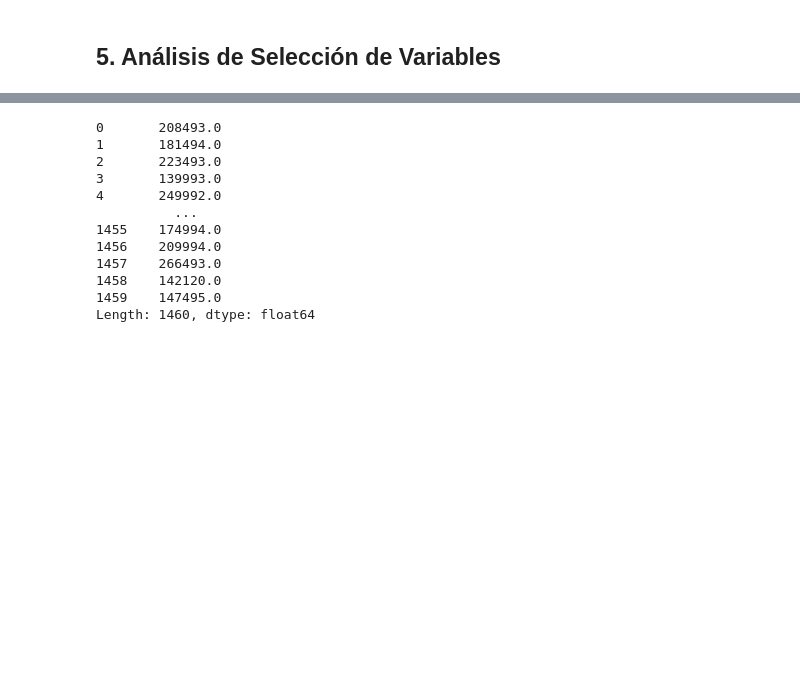
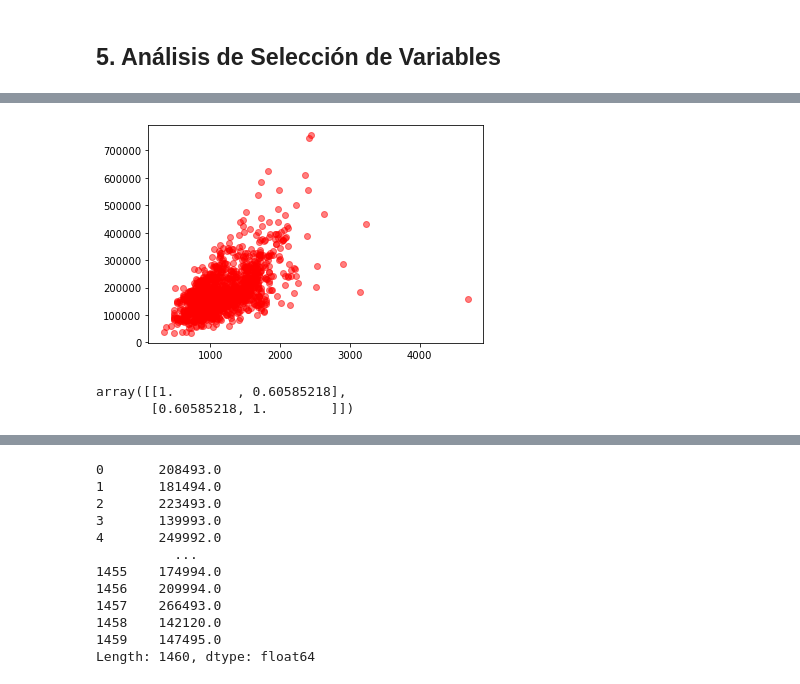
Before and after one commit to Danicifurax/Proyecto_Final-CDP, a Jupyter notebook: Proyecto_Final.ipynb, the cells around one changed output, grey strips where cells are left out. Saved outputs shown, nothing was run; the diff lists cells and outputs as text; code cells hidden in the pictures; blank space fills up the shorter version.

```diff
--- a/Proyecto_Final.ipynb
+++ b/Proyecto_Final.ipynb
@@ -126,0 +145,9 @@ front_hist = sns.distplot(data[5], axlabel= "Linear feet of street connected to
+# %%
+first_coef = np.corrcoef(data[2],data[0])
+plt.scatter(data[2],data[0],c = "r", alpha = 0.5)
+plt.show()
+first_coef
+# %% [output]
+[figure, added]
+array([[1.        , 0.60585218],
+       [0.60585218, 1.        ]])
```
Also changed, not shown: parts of 7 cells of this notebook.
